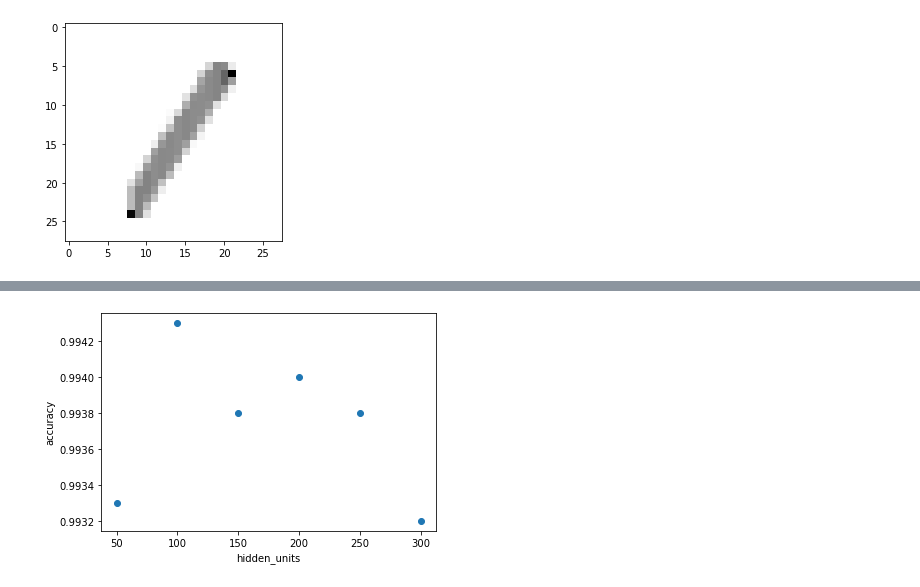
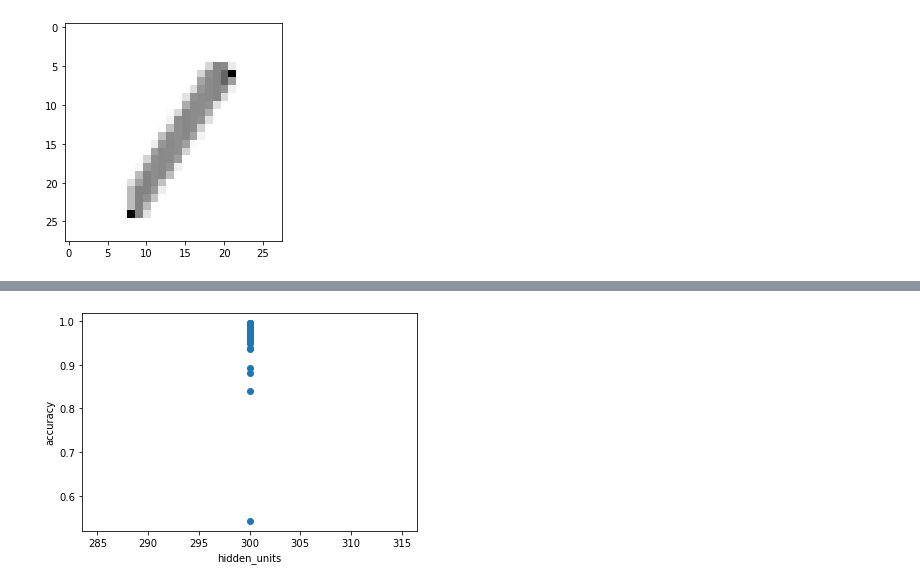
Before and after one commit to alec-gironda/Bose-Einstein-Condensate-NN, a Jupyter notebook: MNIST_NN.ipynb, the cells around one changed output, grey strips where cells are left out. Drawn from its saved outputs; the diff is of its cells as text; code cells hidden in the pictures.

```diff
--- a/MNIST_NN.ipynb
+++ b/MNIST_NN.ipynb
@@ -198,6 +198,7 @@ columns = ["nn_id", "hidden_units", "layers", "training_size", "learning_rate",
             "metrics","activation","convolutional","accuracy"]
 
 df = pd.DataFrame(from_db, columns=columns)
+df = df[df["layers"]==3]
 
 display(df)
 # %% [output]
@@ -212,11 +219,12 @@ MySQL Database connection successful
 # %%
 import matplotlib.pyplot as plt
-plt.scatter(df["hidden_units"],df["accuracy"])
-plt.xlabel("hidden_units")
+x_var = "hidden_units"
+plt.scatter(df[x_var],df["accuracy"])
+plt.xlabel(x_var)
 plt.ylabel("accuracy")
 plt.show()
 # %% [output]
-[figure, old version]
+[figure, new version]
 # %%
 # lr schedule callback
 lr_decay_callback = tf.keras.callbacks.LearningRateScheduler(lambda epoch: 0.01 * math.pow(0.6,epoch), verbose=True)
```
Also changed, not shown: parts of 1 cell of this notebook, 2 other files.
